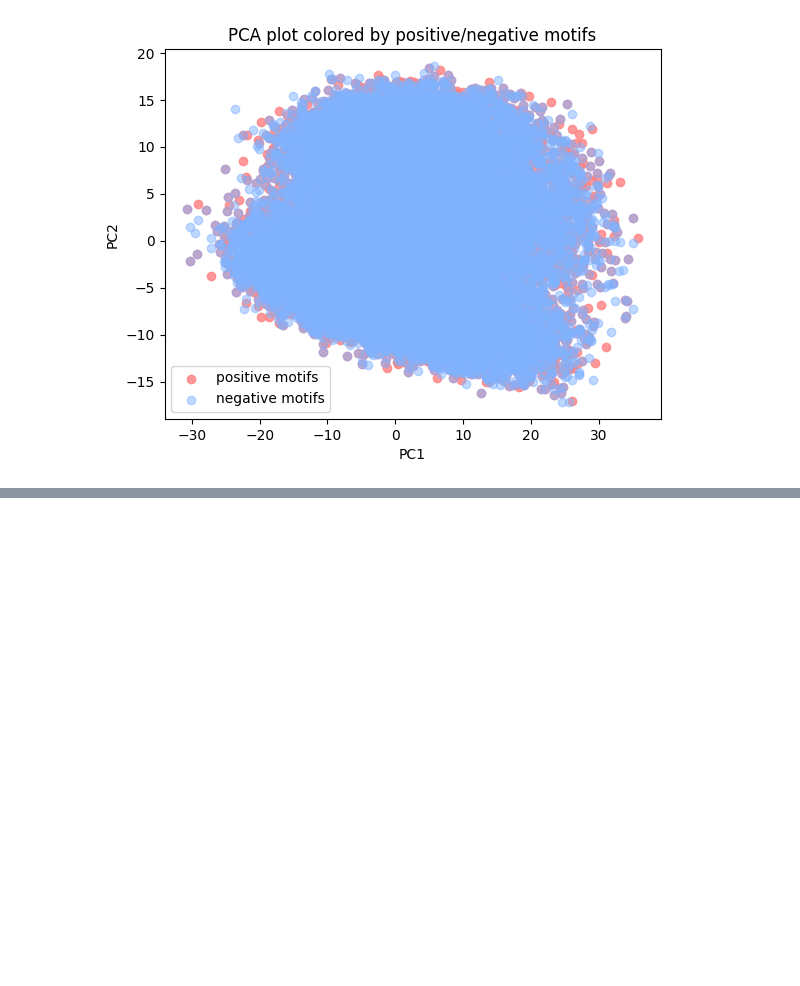
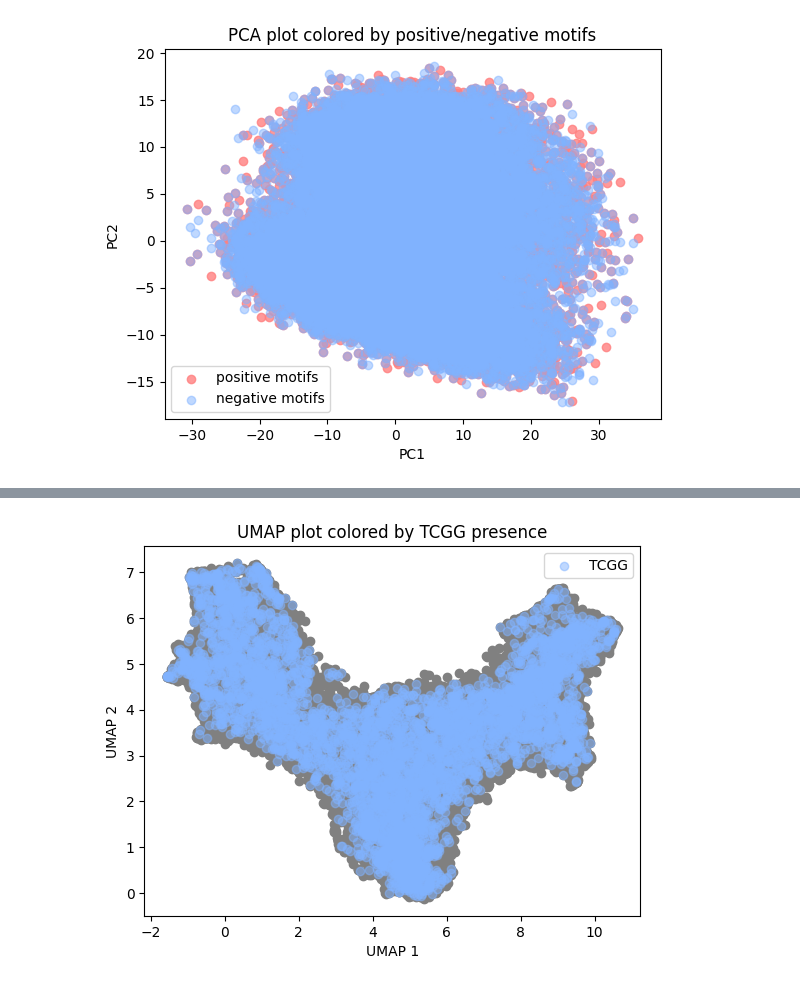
Before and after one commit to ninasachdev/QCB557_project, a Jupyter notebook: make_dict.ipynb, the cells around one changed output, grey strips where cells are left out. Drawn from its saved outputs; the diff is of its cells as text; code cells hidden in the pictures; blank space fills up the shorter version.

```diff
--- a/make_dict.ipynb
+++ b/make_dict.ipynb
@@ -518,0 +651,22 @@ plt.show()
+# %%
+motif = 'TCGG'
+sequences_with_motif = metadata[metadata[motif] > 0].index.tolist()
+
+pastel = (0.5, 0.7, 1.0, 0.5)
+
+# Scatter plot PC1 and PC2
+plt.scatter(embedding_df['UMAP1'], embedding_df['UMAP2'], c='grey')
+
+# Color sequences with label 1
+plt.scatter(embedding_df.loc[sequences_with_motif]['UMAP1'], embedding_df.loc[sequences_with_motif]['UMAP2'], c=pastel, label=f'{motif}')
+
+# Add labels and legend
+plt.xlabel('UMAP 1')
+plt.ylabel('UMAP 2')
+plt.title(f'UMAP plot colored by {motif} presence')
+plt.legend()
+
+# Show plot
+plt.show()
+# %% [output]
+[figure, added]
```
Also changed, not shown: parts of 16 cells of this notebook.
